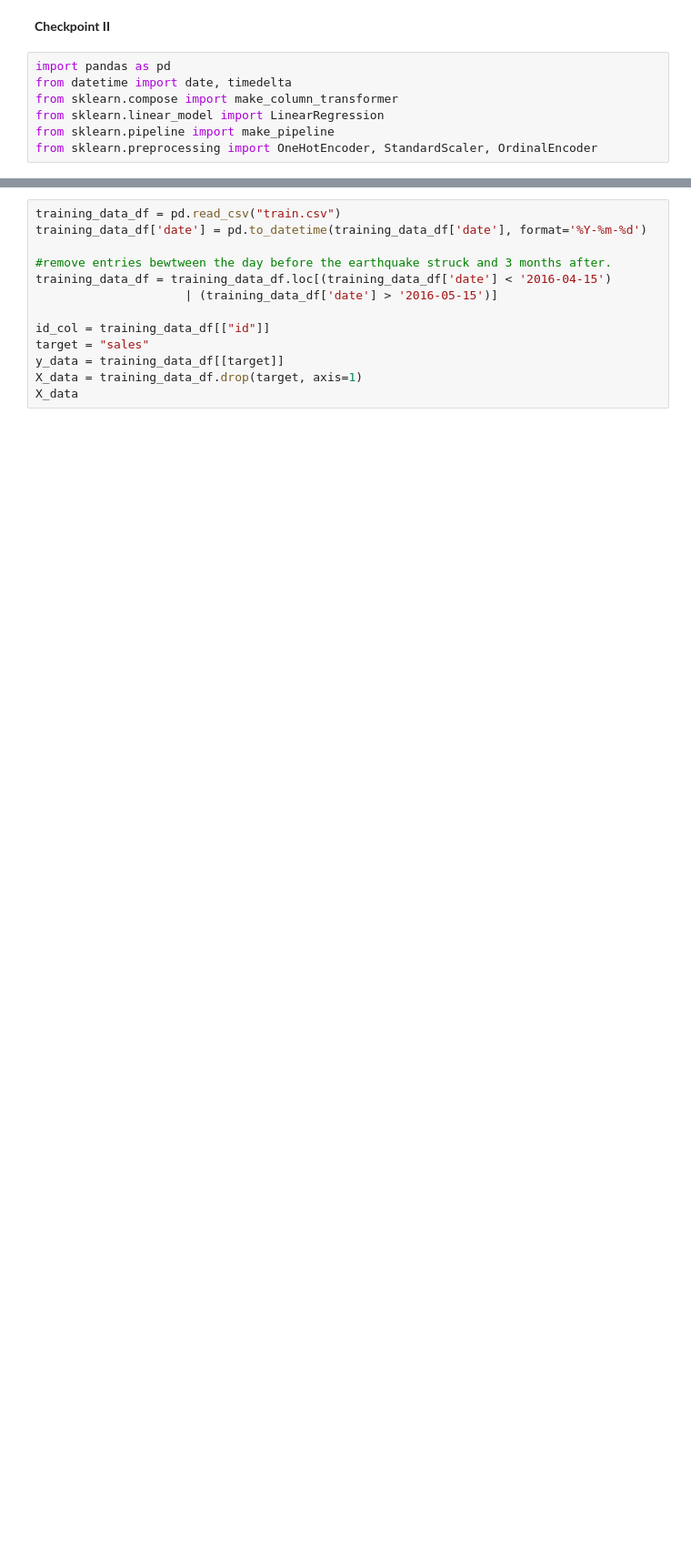
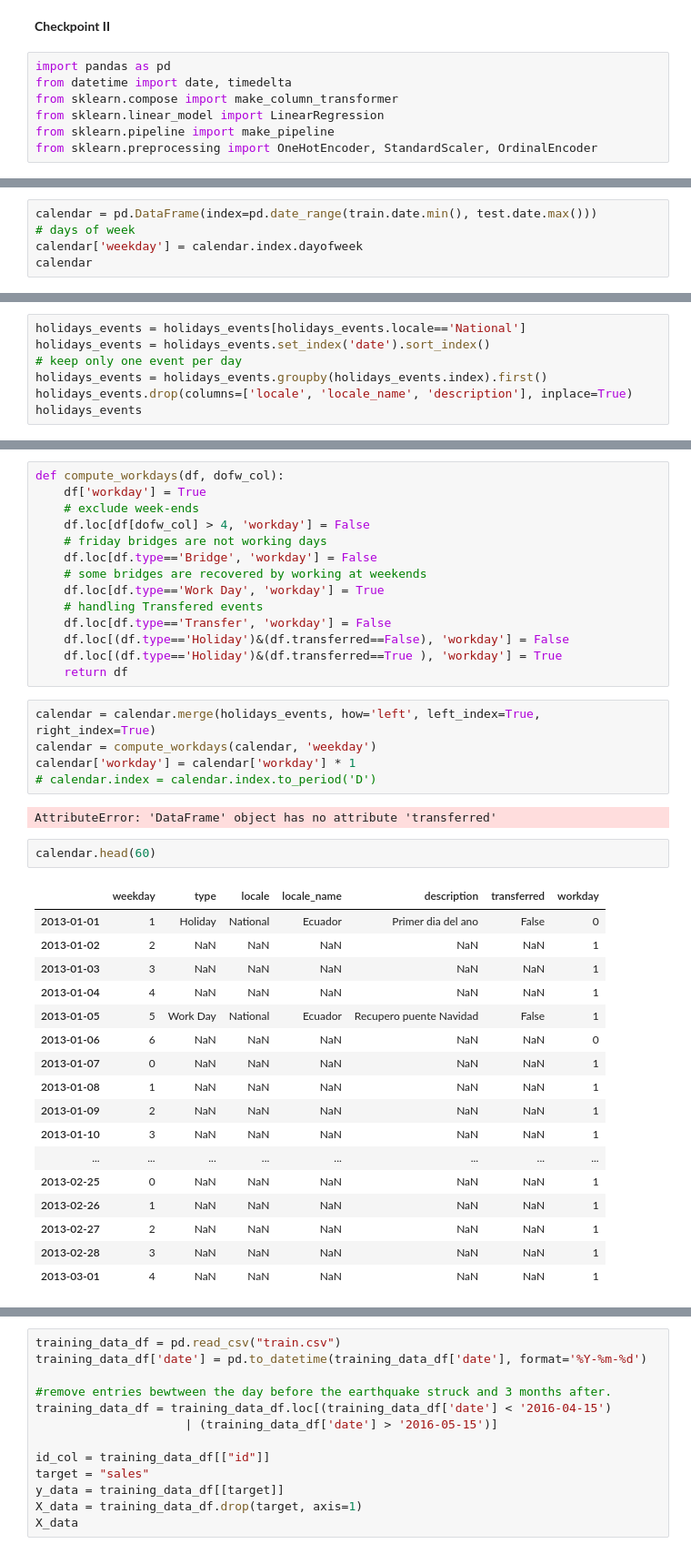
Before and after one commit to Nibroc00/Store-Sales-Machine-Learning, a Jupyter notebook: CS4320Project.ipynb, the cells around one changed output, grey strips where cells are left out. Shown at 91% size. Saved outputs shown, nothing was run; the diff lists cells and outputs as text; blank space fills up the shorter version.

```diff
--- a/CS4320Project.ipynb
+++ b/CS4320Project.ipynb
@@ -9,0 +48,5 @@ from sklearn.preprocessing import OneHotEncoder, StandardScaler, OrdinalEncoder
+# %%
+calendar = pd.DataFrame(index=pd.date_range(train.date.min(), test.date.max()))
+# days of week
+calendar['weekday'] = calendar.index.dayofweek
+calendar
@@ -9,0 +90,7 @@ from sklearn.preprocessing import OneHotEncoder, StandardScaler, OrdinalEncoder
+# %%
+holidays_events = holidays_events[holidays_events.locale=='National']
+holidays_events = holidays_events.set_index('date').sort_index()
+# keep only one event per day
+holidays_events = holidays_events.groupby(holidays_events.index).first()
+holidays_events.drop(columns=['locale', 'locale_name', 'description'], inplace=True)
+holidays_events
@@ -9,0 +112,41 @@ from sklearn.preprocessing import OneHotEncoder, StandardScaler, OrdinalEncoder
+# %%
+def compute_workdays(df, dofw_col):
+    df['workday'] = True
+    # exclude week-ends
+    df.loc[df[dofw_col] > 4, 'workday'] = False
+    # friday bridges are not working days
+    df.loc[df.type=='Bridge', 'workday'] = False
+    # some bridges are recovered by working at weekends
+    df.loc[df.type=='Work Day', 'workday'] = True
+    # handling Transfered events
+    df.loc[df.type=='Transfer', 'workday'] = False
+    df.loc[(df.type=='Holiday')&(df.transferred==False), 'workday'] = False
+    df.loc[(df.type=='Holiday')&(df.transferred==True ), 'workday'] = True
+    return df
+# %%
+calendar = calendar.merge(holidays_events, how='left', left_index=True, right_index=True)
+calendar = compute_workdays(calendar, 'weekday')
+calendar['workday'] = calendar['workday'] * 1
+# calendar.index = calendar.index.to_period('D')
+# %% [output]
+AttributeError: 'DataFrame' object has no attribute 'transferred'
+# %%
+calendar.head(60)
+# %% [output]
+|  | weekday | type | locale | locale_name | description | transferred | workday |
+| 2013-01-01 | 1 | Holiday | National | Ecuador | Primer dia del ano | False | 0 |
+| 2013-01-02 | 2 | NaN | NaN | NaN | NaN | NaN | 1 |
+| 2013-01-03 | 3 | NaN | NaN | NaN | NaN | NaN | 1 |
+| 2013-01-04 | 4 | NaN | NaN | NaN | NaN | NaN | 1 |
+| 2013-01-05 | 5 | Work Day | National | Ecuador | Recupero puente Navidad | False | 1 |
+| 2013-01-06 | 6 | NaN | NaN | NaN | NaN | NaN | 0 |
+| 2013-01-07 | 0 | NaN | NaN | NaN | NaN | NaN | 1 |
+| 2013-01-08 | 1 | NaN | NaN | NaN | NaN | NaN | 1 |
+| 2013-01-09 | 2 | NaN | NaN | NaN | NaN | NaN | 1 |
+| 2013-01-10 | 3 | NaN | NaN | NaN | NaN | NaN | 1 |
+| ... | ... | ... | ... | ... | ... | ... | ... |
+| 2013-02-25 | 0 | NaN | NaN | NaN | NaN | NaN | 1 |
+| 2013-02-26 | 1 | NaN | NaN | NaN | NaN | NaN | 1 |
+| 2013-02-27 | 2 | NaN | NaN | NaN | NaN | NaN | 1 |
+| 2013-02-28 | 3 | NaN | NaN | NaN | NaN | NaN | 1 |
+| 2013-03-01 | 4 | NaN | NaN | NaN | NaN | NaN | 1 |
```
Also changed, not shown: parts of 7 cells of this notebook, 1 other file.
